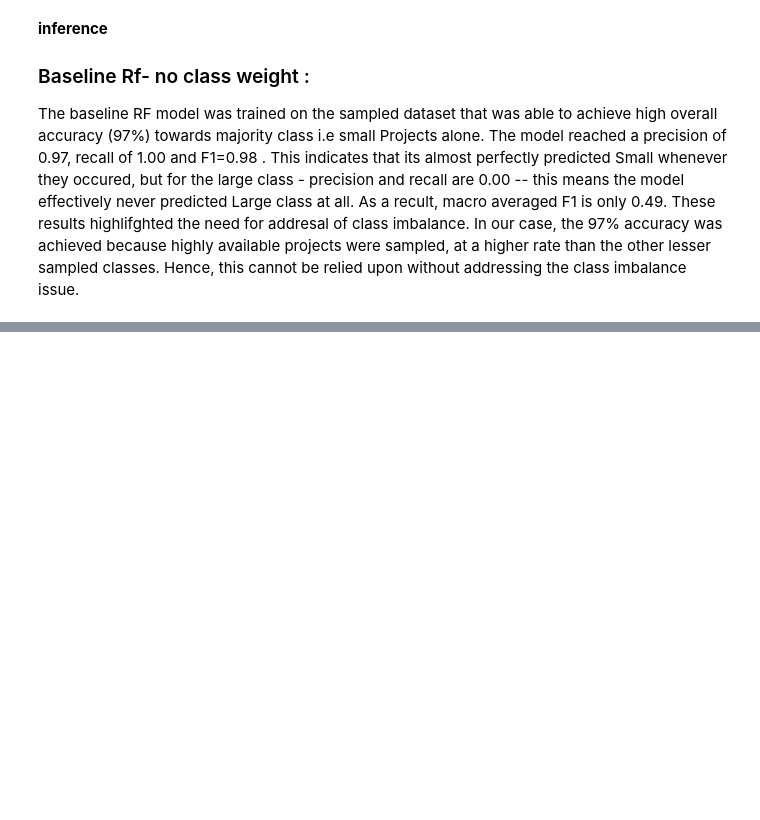
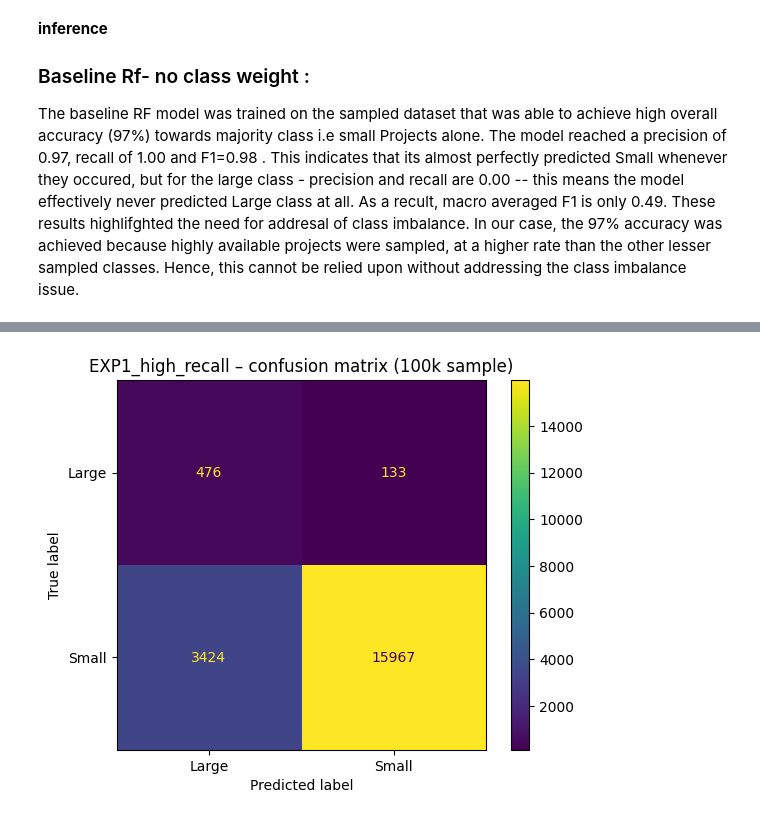
Before and after one commit to keerthanyaa/AIT582-Project-Fall25-DREAM, a Jupyter notebook: notebooks/02-fine-tune-confidence-improvement.ipynb, the cells around one changed output, grey strips where cells are left out. Drawn from its saved outputs; the diff is of its cells as text; code cells hidden in the pictures; blank space fills up the shorter version.

```diff
--- a/notebooks/02-fine-tune-confidence-improvement.ipynb
+++ b/notebooks/02-fine-tune-confidence-improvement.ipynb
@@ -88,7 +89,10 @@ Name: proportion, dtype: float64
 
 cols_to_drop = [
     target_col,
-    "lag_days",
+    "project_amount",        # directly defines Small vs Large
+    "total_obligated",       # exact obligated amount
+    "federal_share_obligated",
+    # "lag_days",
     "declaration_date",
     "first_obligation_date",
     "last_obligation_date",
@@ -228,0 +260,91 @@ This is a pretty near-to perfect solution on sampled subset alone, and can lead
+# %%
+from sklearn.compose import ColumnTransformer
+from sklearn.preprocessing import OneHotEncoder
+from sklearn.pipeline import Pipeline
+from sklearn.ensemble import RandomForestClassifier
+from sklearn.metrics import classification_report, ConfusionMatrixDisplay
+from sklearn.model_selection import train_test_split
+import matplotlib.pyplot as plt
+
+# ---------- SAMPLE 100K ROWS (OR LESS IF DATA IS SMALLER) ----------
+max_n = 100_000
+n_rows = min(max_n, len(df))
+
+df_sample100k = df.sample(n=n_rows, random_state=123)
+
+X100 = df_sample100k.drop(columns=[c for c in cols_to_drop if c in df_sample100k.columns])
+y100 = df_sample100k[target_col]
+
+X_train100, X_test100, y_train100, y_test100 = train_test_split(
+    X100,
+    y100,
+    test_size=0.2,
+    random_state=42,
+    stratify=y100,
+)
+
+print("Sample size:", len(df_sample100k))
+print("Train size:", len(X_train100), " Test size:", len(X_test100))
+print("Train class distribution:\n", y_train100.value_counts(normalize=True))
+
+# ---------- REBUILD PREPROCESSOR ON THIS DESIGN MATRIX ----------
+cat_cols = [c for c in X100.columns if X100[c].dtype == "object"]
+num_cols = [c for c in X100.columns if X100[c].dtype != "object"]
+
+preproc100 = ColumnTransformer([
+    ("cat", OneHotEncoder(handle_unknown="ignore"), cat_cols),   # keep sparse
+    ("num", "passthrough", num_cols),
+])
+
+# ---------- THREE HYPERPARAMETER SETTINGS TO TRY ----------
+rf_experiments = {
+    # deeper trees → typically higher recall for Large
+    "EXP1_high_recall": RandomForestClassifier(
+        n_estimators=100,
+        max_depth=25,
+        min_samples_leaf=2,
+        class_weight="balanced",
+        n_jobs=-1,
+        random_state=42,
+    ),
+    # compromise between depth and regularization
+    "EXP2_balanced": RandomForestClassifier(
+        n_estimators=100,
+        max_depth=15,
+        min_samples_leaf=5,
+        class_weight="balanced",
+        n_jobs=-1,
+        random_state=42,
+    ),
+    # more regularized → usually higher precision / fewer noisy Large preds
+    "EXP3_high_precision": RandomForestClassifier(
+        n_estimators=50,
+        max_depth=10,
+        min_samples_leaf=10,
+        class_weight="balanced",
+        n_jobs=-1,
+        random_state=42,
+    ),
+}
+
+# ---------- RUN ALL 3 EXPERIMENTS ----------
+for name, rf_model in rf_experiments.items():
+    print("\n" + "="*80)
+    print(f"{name} – training on 100k sample ({len(X_train100)} train rows)")
+    print("="*80)
+
+    pipe = Pipeline([
+        ("prep", preproc100),
+        ("model", rf_model),
+    ])
+
+    pipe.fit(X_train100, y_train100)
+    y_pred = pipe.predict(X_test100)
+
+    print(f"\nClassification report for {name}:\n")
+    print(classification_report(y_test100, y_pred))
+
+    ConfusionMatrixDisplay.from_predictions(y_test100, y_pred)
+    plt.title(f"{name} – confusion matrix (100k sample)")
+    plt.show()
+# %% [output]
@@ -228,0 +368 @@ This is a pretty near-to perfect solution on sampled subset alone, and can lead
+[figure, added]
```
Also changed, not shown: parts of 16 cells of this notebook, 1 other file.
